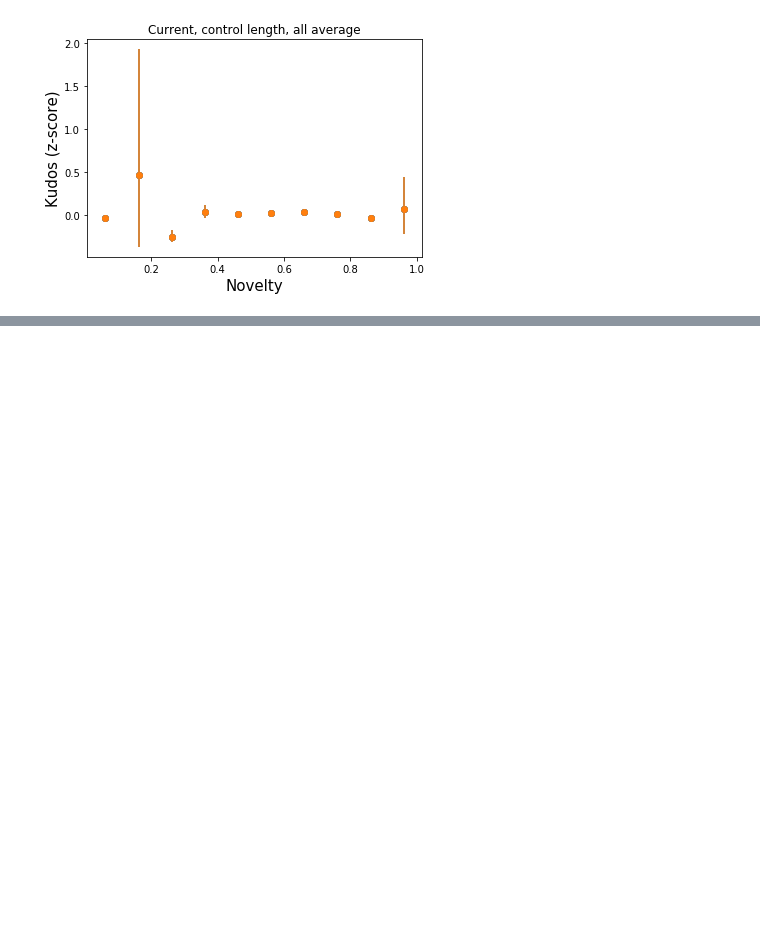
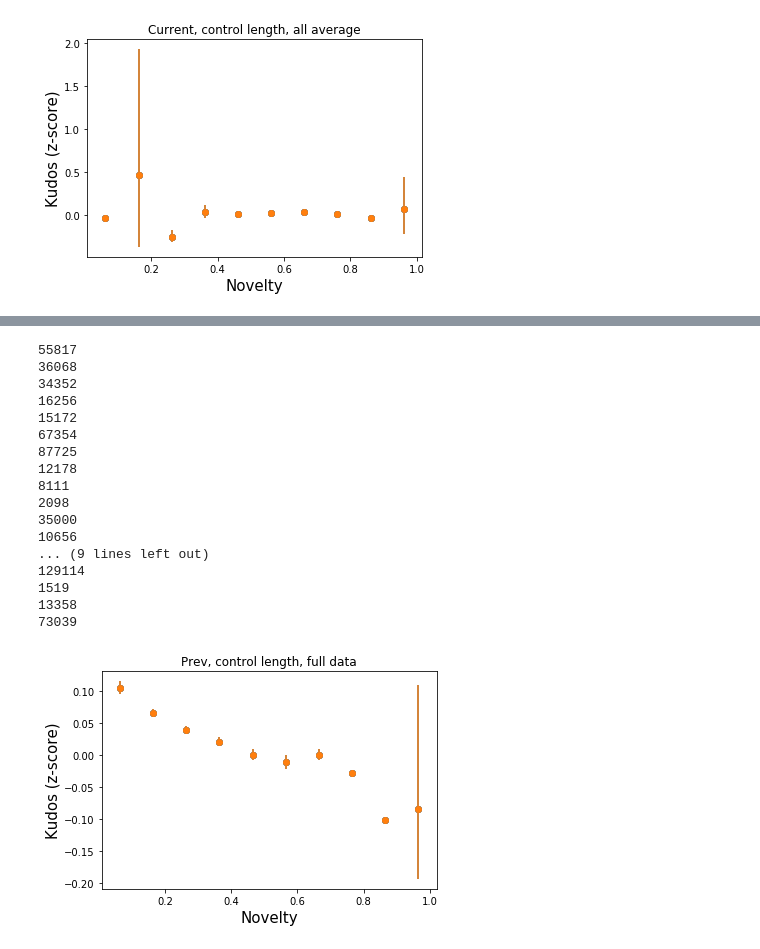
Before and after one commit to yzjing/ao3_old, a Jupyter notebook: exps/20170701_fandom_evolution/kudos_analysis_temporal_tfidf.ipynb, the cells around one changed output, grey strips where cells are left out. Drawn from its saved outputs; the diff is of its cells as text; code cells hidden in the pictures; blank space fills up the shorter version.

```diff
--- a/exps/20170701_fandom_evolution/kudos_analysis_temporal_tfidf.ipynb
+++ b/exps/20170701_fandom_evolution/kudos_analysis_temporal_tfidf.ipynb
@@ -140,0 +170,21 @@ plot_agg(fandom_list, 'Current, control length, all average')
+# %%
+plot_agg(fandom_list, 'Prev, control length, full data')
+# %% [output]
+55817
+36068
+34352
+16256
+15172
+67354
+87725
+12178
+8111
+2098
+35000
+10656
+... (9 lines left out)
+129114
+1519
+13358
+73039
+[figure, added]
```
Also changed, not shown: parts of 6 cells of this notebook, 44 other files.
